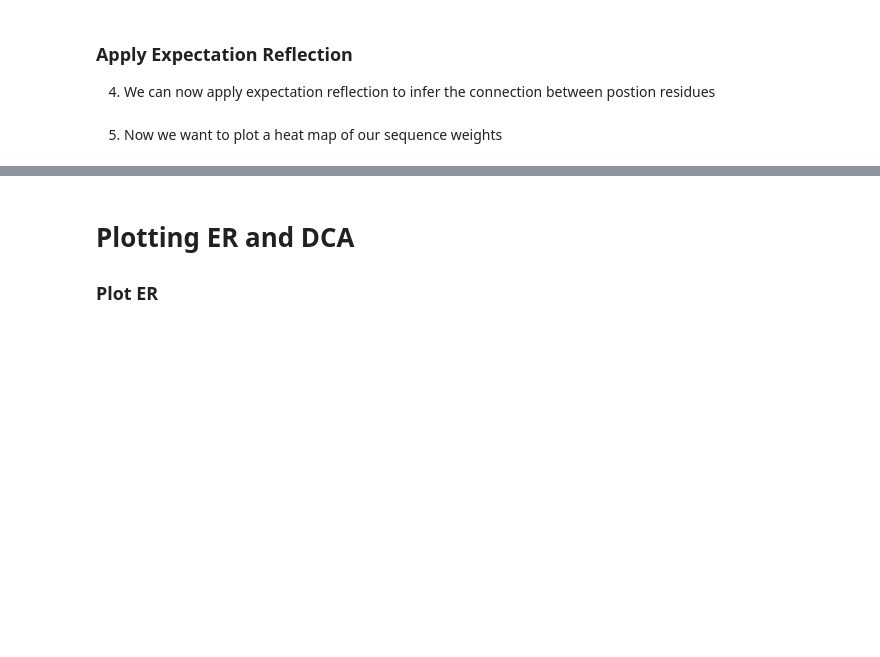
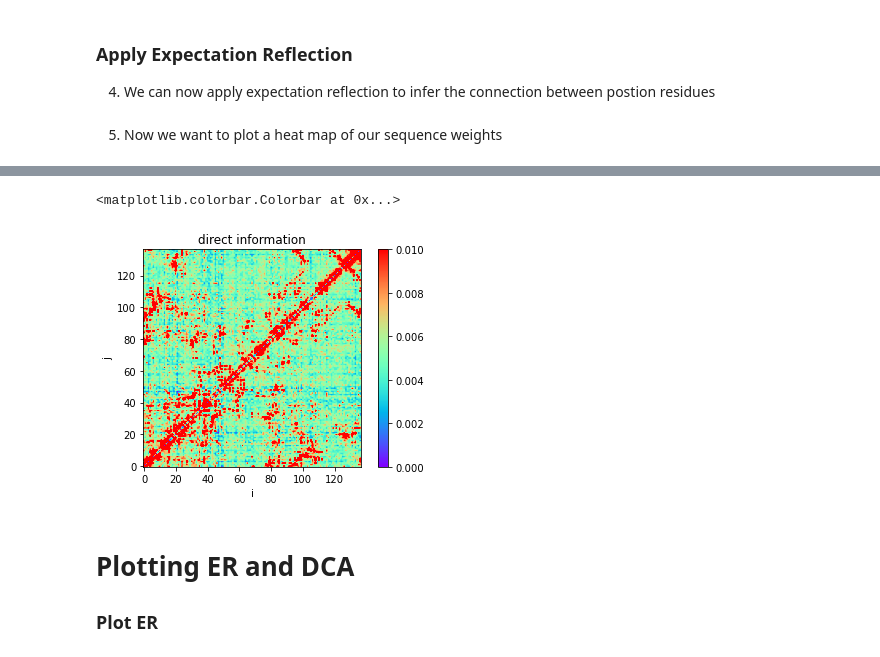
Before and after one commit to evancresswell/DCA_ER, a Jupyter notebook: ecc_DCA_ER.ipynb, the cells around one changed output, grey strips where cells are left out. Saved outputs shown, nothing was run; the diff lists cells and outputs as text; code cells hidden in the pictures; blank space fills up the shorter version.

```diff
--- a/ecc_DCA_ER.ipynb
+++ b/ecc_DCA_ER.ipynb
@@ -308,3 +293,13 @@ plt.colorbar(fraction=0.045, pad=0.05)
+# %%
+plt.title('direct information')
+plt.imshow(di,cmap='rainbow',origin='lower')
+plt.xlabel('i')
+plt.ylabel('j')
+plt.clim(0,0.01)
+plt.colorbar(fraction=0.045, pad=0.05)
+# %% [output]
+<matplotlib.colorbar.Colorbar at 0x...>
+[figure, added]
 # %% [markdown]
 # Plotting ER and DCA
 ### Plot ER
```
Also changed, not shown: parts of 22 cells of this notebook, 7 other files.
